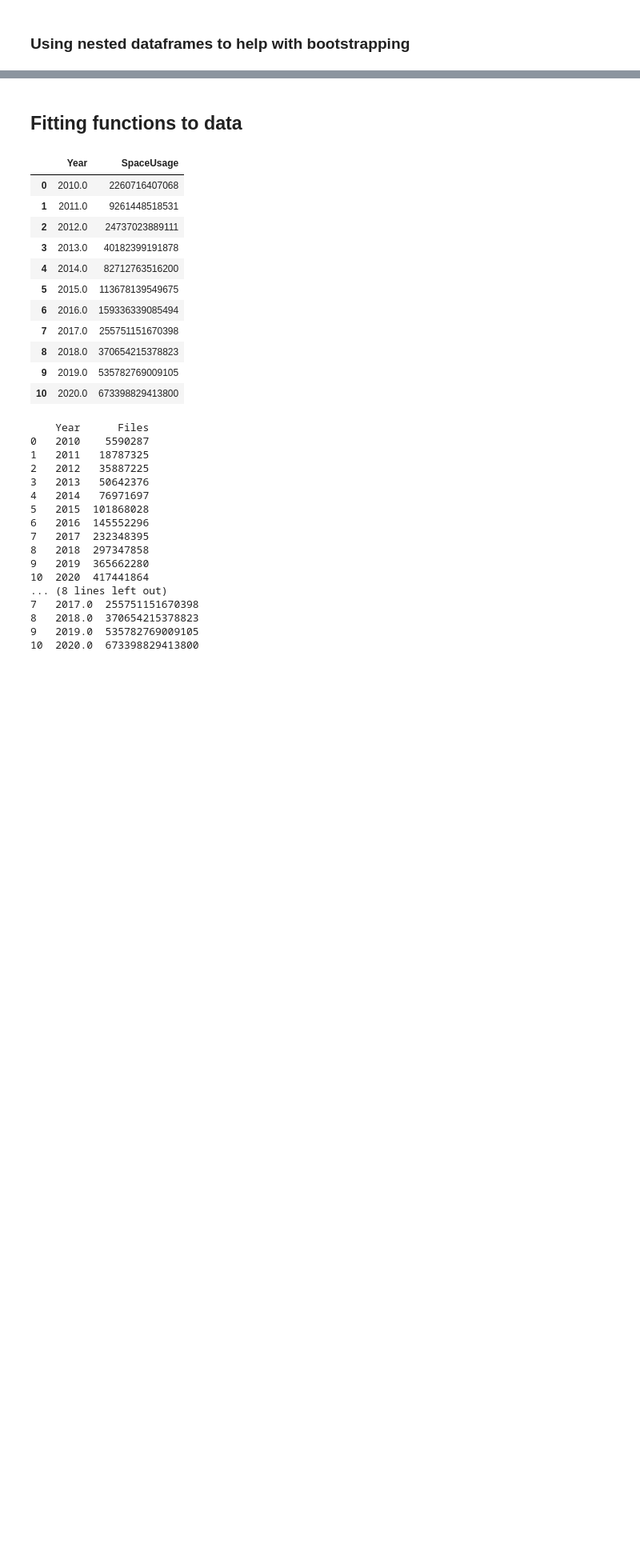
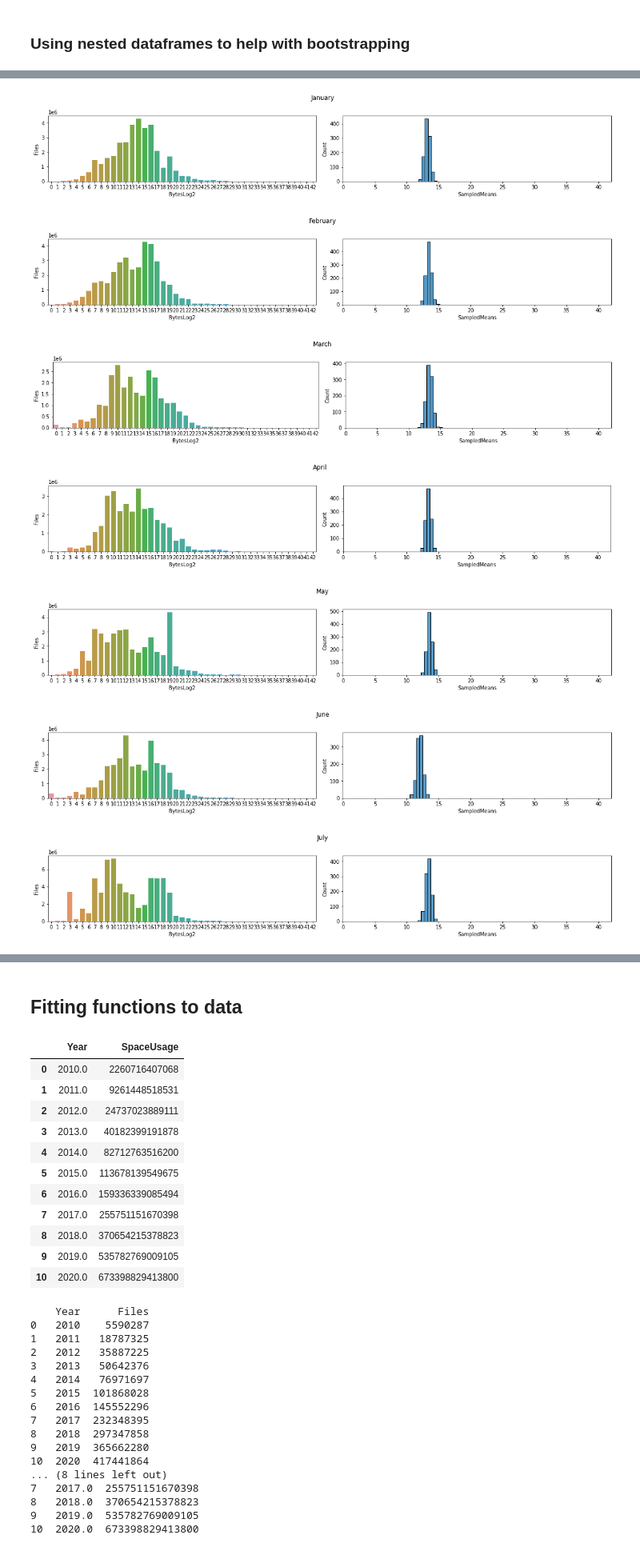
Before and after one commit to AaltoSciComp/data-analysis-workflows-course, a Jupyter notebook: python_exercises/ch3-python-lecture.ipynb, the cells around one changed output, grey strips where cells are left out. Shown: that part at 80% size. Saved outputs shown, nothing was run; the diff lists cells and outputs as text; code cells hidden in the pictures; blank space fills up the shorter version.

```diff
--- a/python_exercises/ch3-python-lecture.ipynb
+++ b/python_exercises/ch3-python-lecture.ipynb
@@ -355,0 +346,22 @@ for (year, real_data), (year_sampled, bootstrapped_data) in zip(yearly_bytes_sum
+# %%
+monthly_bytes_sum = aggregate_filesize_data(filesizes, ['Month','BytesLog2'], ['Files', 'SpaceUsage'], 'sum')
+bootstrapped_monthly_means = bootstrap_byteslog2_mean(monthly_bytes_sum, 'Month', 'Files', n_means=1000)
+bootstrapped_monthly_means_distribution = bootstrapped_monthly_means.drop('Mean', axis=1).explode('SampledMeans').reset_index()
+bootstrapped_monthly_means_distribution.head()
+
+for (month, real_data), (month_sampled, bootstrapped_data) in zip(monthly_bytes_sum.groupby('Month'), bootstrapped_monthly_means_distribution.groupby('Month')):
+    figure, (ax1, ax2) = plt.subplots(1,2,figsize=(16,3))
+    figure.suptitle(month)
+    sb.barplot(x='BytesLog2', y='Files', data=real_data, ci=None, ax=ax1)
+    sb.histplot(x='SampledMeans', binwidth=0.5, data=bootstrapped_data, ax=ax2)
+    plt.xlim(left=min(yearly_bytes_sum['BytesLog2']), right=max(yearly_bytes_sum['BytesLog2']))
+    plt.tight_layout()
+    plt.savefig('file-distributions-%s_python.svg' % month)
+# %% [output]
+[figure, added]
+[figure, added]
+[figure, added]
+[figure, added]
+[figure, added]
+[figure, added]
+[figure, added]
```
Also changed, not shown: parts of 15 cells of this notebook, 2 other files.
